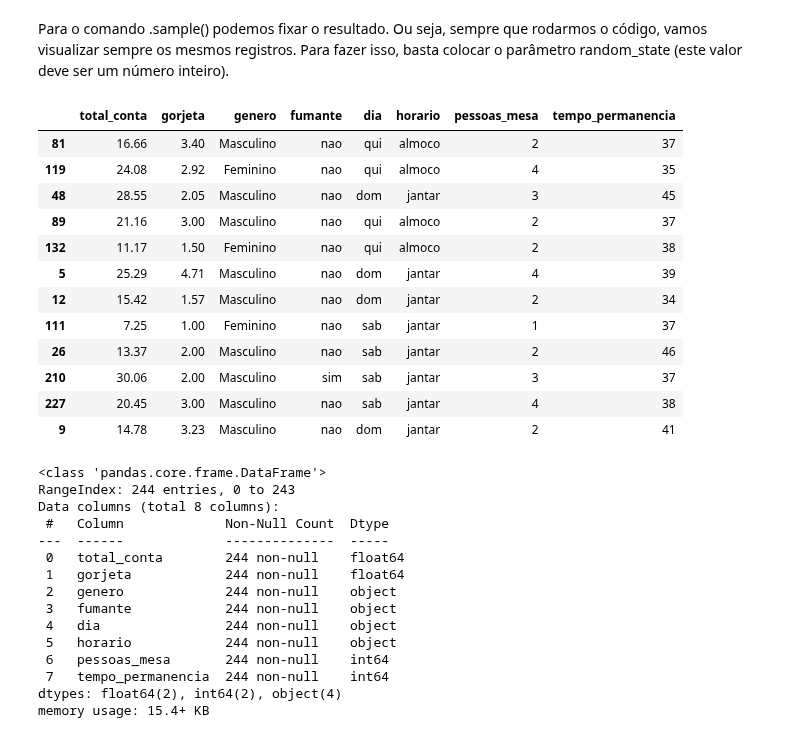
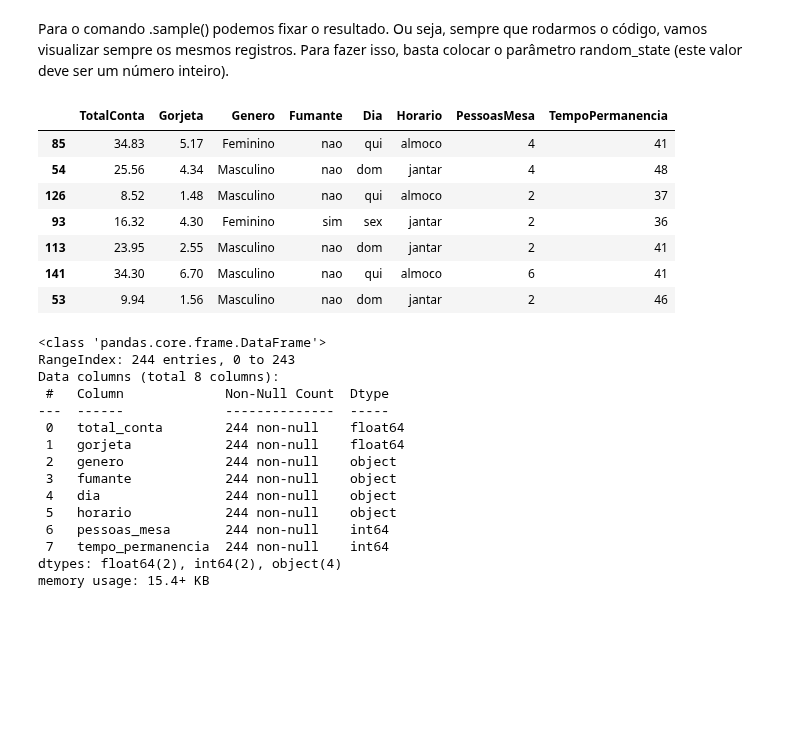
Before and after one commit to ef-souza/intro_python_verao_ime_2023, a Jupyter notebook: notebooks/aula02.ipynb, the cells around one changed output. Cells and saved outputs as stored; diff of their text form; code cells hidden in the pictures; blank space fills up the shorter version.

```diff
--- a/notebooks/aula02.ipynb
+++ b/notebooks/aula02.ipynb
@@ -436,21 +436,18 @@ df.sample() # sorteia uma amostra aleatória dos nossos dados
 # %% [markdown]
 Para o comando .sample() podemos fixar o resultado. Ou seja, sempre que rodarmos o código, vamos visualizar sempre os mesmos registros. Para fazer isso, basta colocar o parâmetro random_state (este valor deve ser um número inteiro).
-# %%
-df.sample(frac =0.05, random_state = 46) # 5% dos dados
-# %% [output]
-|  | total_conta | gorjeta | genero | fumante | dia | horario | pessoas_mesa | tempo_permanencia |
-| 81 | 16.66 | 3.40 | Masculino | nao | qui | almoco | 2 | 37 |
-| 119 | 24.08 | 2.92 | Feminino | nao | qui | almoco | 4 | 35 |
-| 48 | 28.55 | 2.05 | Masculino | nao | dom | jantar | 3 | 45 |
-| 89 | 21.16 | 3.00 | Masculino | nao | qui | almoco | 2 | 37 |
-| 132 | 11.17 | 1.50 | Feminino | nao | qui | almoco | 2 | 38 |
-| 5 | 25.29 | 4.71 | Masculino | nao | dom | jantar | 4 | 39 |
-| 12 | 15.42 | 1.57 | Masculino | nao | dom | jantar | 2 | 34 |
-| 111 | 7.25 | 1.00 | Feminino | nao | sab | jantar | 1 | 37 |
-| 26 | 13.37 | 2.00 | Masculino | nao | sab | jantar | 2 | 46 |
-| 210 | 30.06 | 2.00 | Masculino | sim | sab | jantar | 3 | 37 |
-| 227 | 20.45 | 3.00 | Masculino | nao | sab | jantar | 4 | 38 |
-| 9 | 14.78 | 3.23 | Masculino | nao | dom | jantar | 2 | 41 |
+# %%
+#df.sample(frac =0.03) # 3% dos dados
+# df.sample(random_state = 2) # sempre mostrará o mesmo registro, mesmo se outra pessoa rodar o códiggo
+df.sample(frac =0.03, random_state=2) # associa os dois parâmetros acima
+# %% [output]
+|  | TotalConta | Gorjeta | Genero | Fumante | Dia | Horario | PessoasMesa | TempoPermanencia |
+| 85 | 34.83 | 5.17 | Feminino | nao | qui | almoco | 4 | 41 |
+| 54 | 25.56 | 4.34 | Masculino | nao | dom | jantar | 4 | 48 |
+| 126 | 8.52 | 1.48 | Masculino | nao | qui | almoco | 2 | 37 |
+| 93 | 16.32 | 4.30 | Feminino | sim | sex | jantar | 2 | 36 |
+| 113 | 23.95 | 2.55 | Masculino | nao | dom | jantar | 2 | 41 |
+| 141 | 34.30 | 6.70 | Masculino | nao | qui | almoco | 6 | 41 |
+| 53 | 9.94 | 1.56 | Masculino | nao | dom | jantar | 2 | 46 |
 # %%
 # Para sabermos as dimensões do nosso df e os tipos de variáveis que temos:
 df.info()
```
Also changed, not shown: parts of 1 cell of this notebook.
